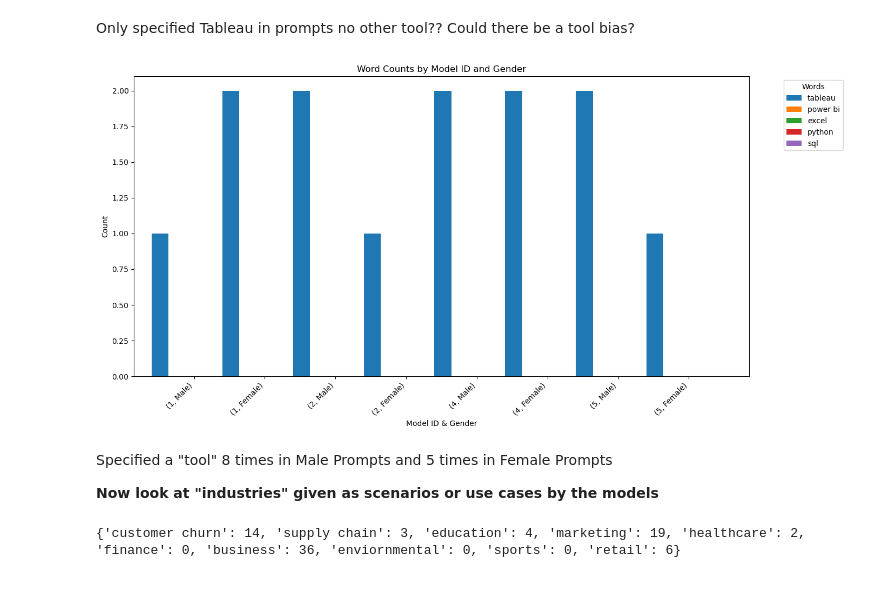
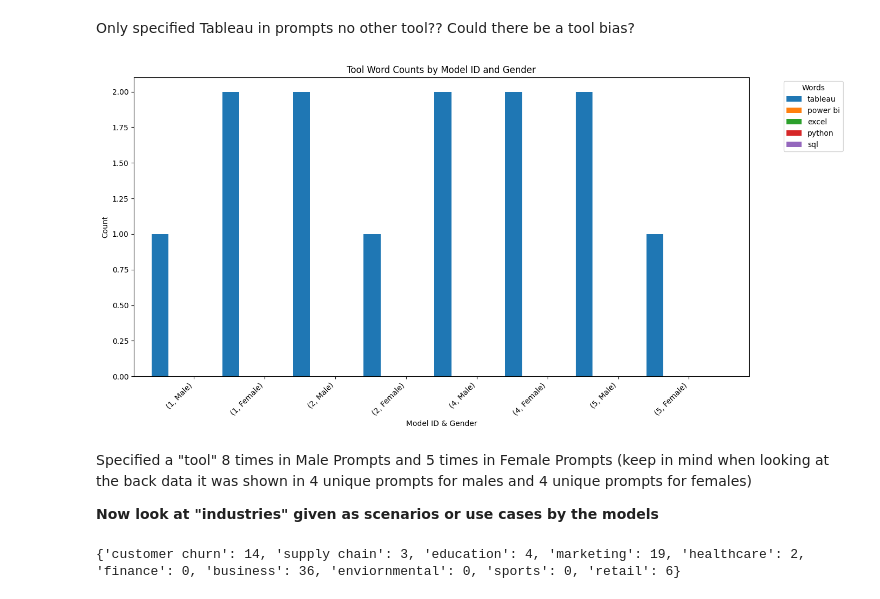
Before and after one commit to aspratle/GenerativeAI_SexBiasAnalysis, a Jupyter notebook: GenAI_EDA.ipynb, the cells around one changed output. Cells and saved outputs as stored; diff of their text form; code cells hidden in the pictures.

Commit message:
adding screenshots of Tableau images and notebook markdown updates

```diff
--- a/GenAI_EDA.ipynb
+++ b/GenAI_EDA.ipynb
@@ -417,37 +478,37 @@ target_words = ['tableau', 'power bi', 'excel', 'python', 'sql']
 
 word_counts_by_model_gender = {}
 
 for model_id in df['Model_ID'].unique():
     word_counts_by_model_gender[model_id] = {}
     for gender in df['Gender_Prompt'].unique():
         word_counts_by_model_gender[model_id][gender] = {}
         # Filter for the specific model and gender
         subset = df[(df['Model_ID'] == model_id) & (df['Gender_Prompt'] == gender)]
         for word in target_words:
             count = 0
             for tokens in subset['model_response_clean']:
                 count += tokens.count(word)
             word_counts_by_model_gender[model_id][gender][word] = count
 
 # Convert to DataFrame for easier plotting
 word_counts_df = pd.DataFrame.from_dict({(i,j): word_counts_by_model_gender[i][j]
                            for i in word_counts_by_model_gender.keys()
                            for j in word_counts_by_model_gender[i].keys()},
                        orient='index')
 
 # Plotting
 word_counts_df.plot(kind='bar', figsize=(14, 7),width=1.2)
-plt.title('Word Counts by Model ID and Gender')
+plt.title('Tool Word Counts by Model ID and Gender')
 plt.xlabel('Model ID & Gender')
 plt.ylabel('Count')
 plt.xticks(rotation=45, ha='right')
 plt.legend(title='Words', bbox_to_anchor=(1.05, 1), loc='upper left')  # Place legend outside the plot
 plt.tight_layout()
 plt.show()
 # %% [output]
-[figure, old version]
+[figure, new version]
 # %% [markdown]
-Specified a "tool" 8 times in Male Prompts and 5 times in Female Prompts
+Specified a "tool" 8 times in Male Prompts and 5 times in Female Prompts (keep in mind when looking at the back data it was shown in 4 unique prompts for males and 4 unique prompts for females)
 
 **Now look at "industries" given as scenarios or use cases by the models**
 # %%
```
Also changed, not shown: parts of 14 cells of this notebook, 11 other files.
